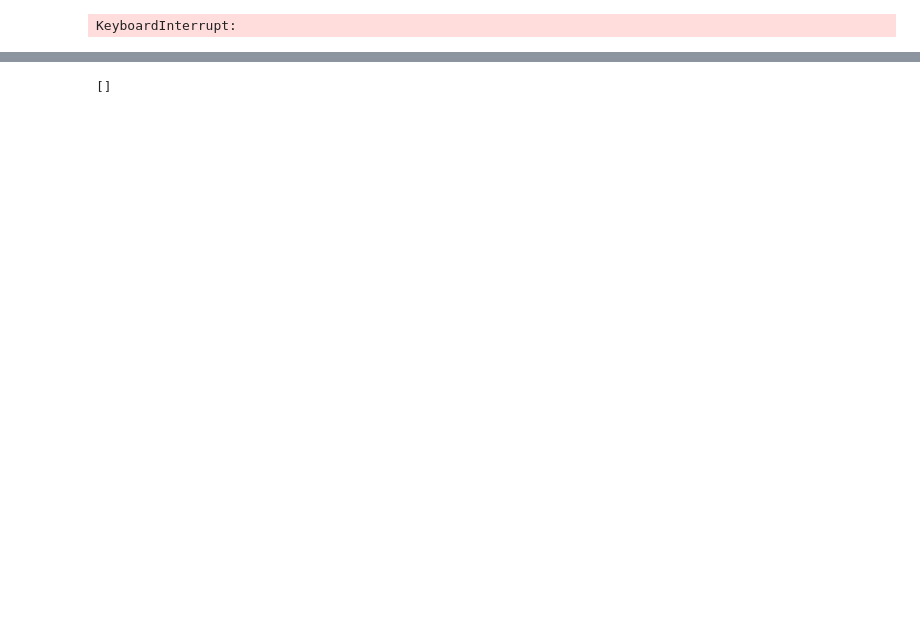
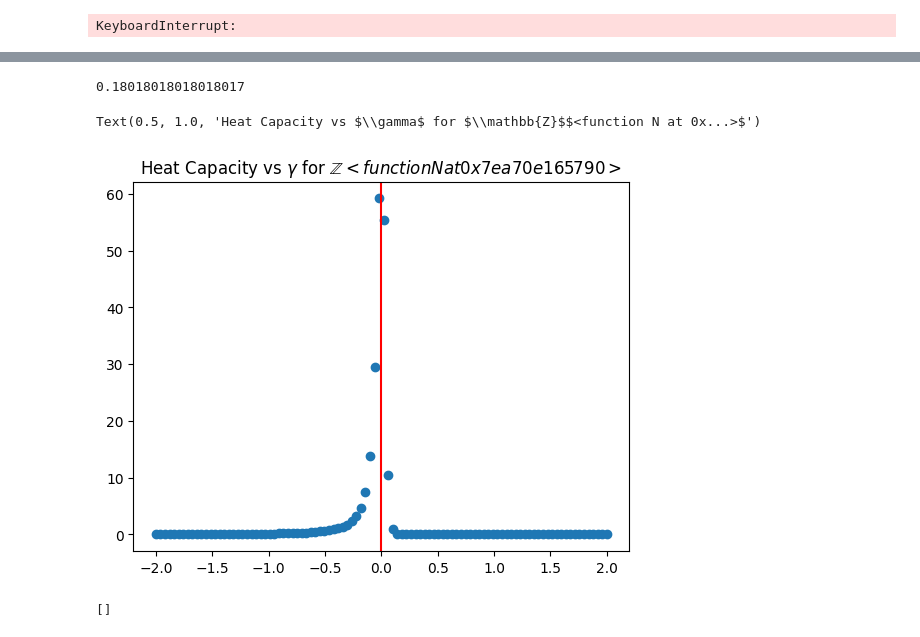
Before and after one commit to clemo1234/MFT_Calcs, a Jupyter notebook: mft_research_tests.ipynb, the cells around one changed output, grey strips where cells are left out. Cells and saved outputs as stored; diff of their text form; code cells hidden in the pictures; blank space fills up the shorter version.

```diff
--- a/mft_research_tests.ipynb
+++ b/mft_research_tests.ipynb
@@ -155,3 +191,13 @@ plt.yscale('log')
+# %%
+d_heat = 2*np.gradient(N_heat_caps[9][5], gammas_list)*(N_heat_caps[9][5])**3
+print(beta_list[5])
+plt.scatter(gammas_list, d_heat)
+plt.axvline(x=0, color = "red")
+plt.title(r"Heat Capacity vs $\gamma$ for $\mathbb{Z}$" + f"${N}$")
+# %% [output]
+0.18018018018018017
+Text(0.5, 1.0, 'Heat Capacity vs $\\gamma$ for $\\mathbb{Z}$$<function N at 0x...>$')
+[figure, added]
 # %%
 
 def outliers(data, threshold=1000):
```
Also changed, not shown: parts of 8 cells of this notebook, 2 other files.
